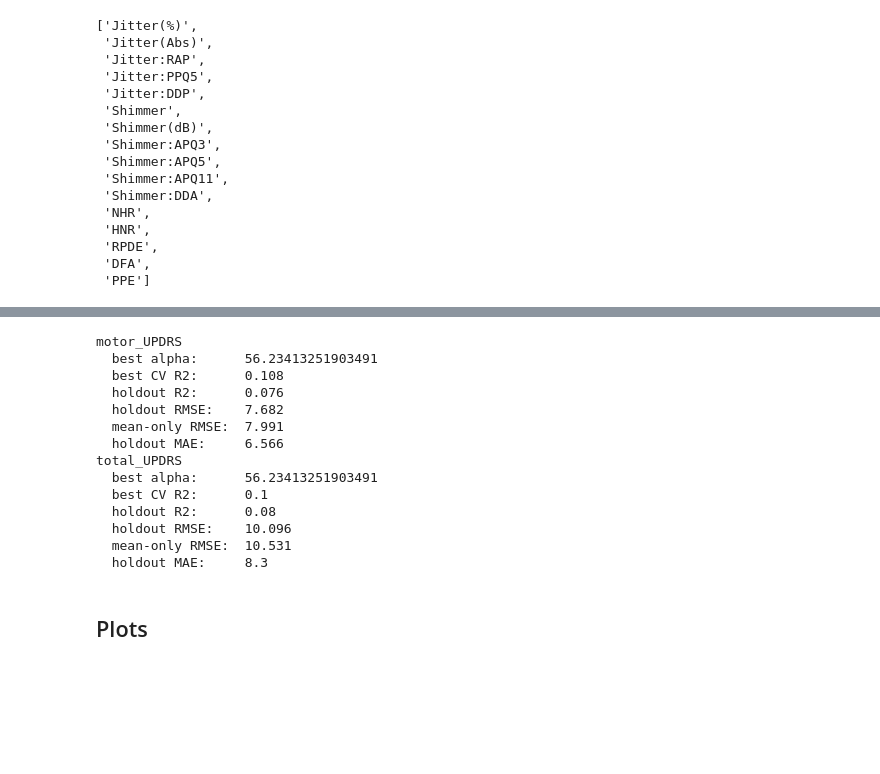
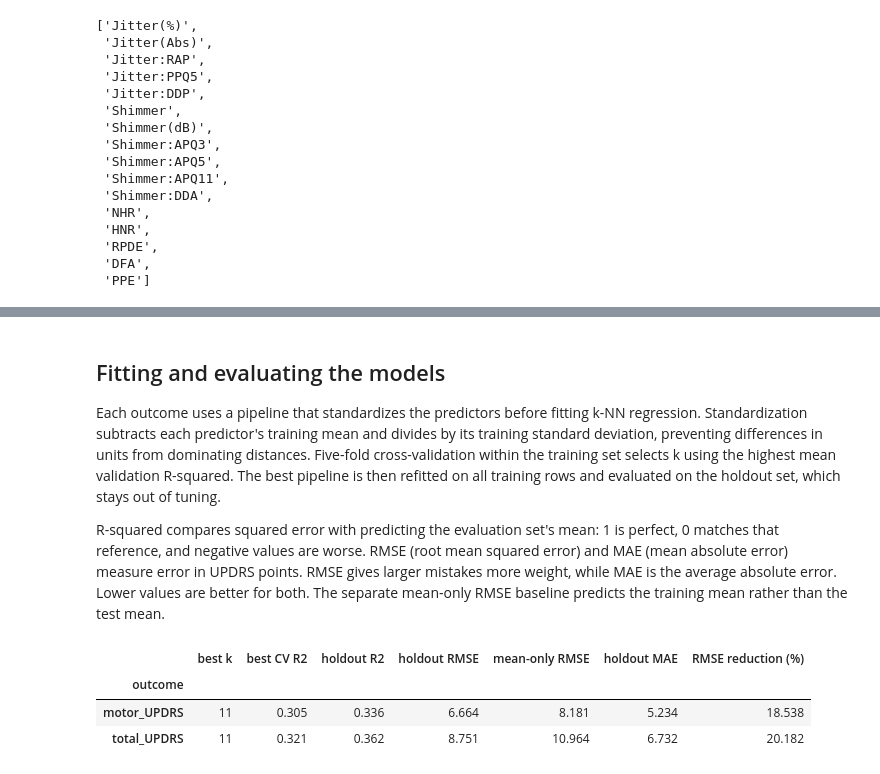
Before and after one commit to aileks/parkinsons-telemonitoring, a Jupyter notebook: parkinsons_telemonitoring_analysis.ipynb, the cells around one changed output, grey strips where cells are left out. Drawn from its saved outputs; the diff is of its cells as text; code cells hidden in the pictures; blank space fills up the shorter version.

```diff
--- a/parkinsons_telemonitoring_analysis.ipynb
+++ b/parkinsons_telemonitoring_analysis.ipynb
@@ -86,48 +152,61 @@ feature_cols
+# %% [markdown]
+## Fitting and evaluating the models
+
+Each outcome uses a pipeline that standardizes the predictors before fitting k-NN regression. Standardization subtracts each predictor's training mean and divides by its training standard deviation, preventing differences in units from dominating distances. Five-fold cross-validation within the training set selects k using the highest mean validation R-squared. The best pipeline is then refitted on all training rows and evaluated on the holdout set, which stays out of tuning.
+
+R-squared compares squared error with predicting the evaluation set's mean: 1 is perfect, 0 matches that reference, and negative values are worse. RMSE (root mean squared error) and MAE (mean absolute error) measure error in UPDRS points. RMSE gives larger mistakes more weight, while MAE is the average absolute error. Lower values are better for both. The separate mean-only RMSE baseline predicts the training mean rather than the test mean.
 # %%
-from sklearn.linear_model import Ridge
+from sklearn.neighbors import KNeighborsRegressor
 from sklearn.metrics import mean_absolute_error, r2_score, root_mean_squared_error
 from sklearn.model_selection import GridSearchCV
 from sklearn.pipeline import Pipeline
 from sklearn.preprocessing import StandardScaler
 
 results = {}
+metric_rows = []
+# Fit each outcome separately.
 for target in TARGETS:
     y_train = df.loc[train_idx, target]
     y_test = df.loc[test_idx, target]
 
-    # scaling inside the pipeline keeps StandardScaler fit on training folds only
-    # ridge penalizes coefficients, so predictors must share one scale
-    pipe = Pipeline([("scale", StandardScaler()), ("ridge", Ridge())])
-    search = GridSearchCV(pipe, {"ridge__alpha": ALPHA_GRID}, cv=N_FOLDS)
+    # Standardize within each training fold so validation rows do not affect scaling.
+    pipe = Pipeline([
+        ("scale", StandardScaler()),
+        ("knn", KNeighborsRegressor(weights="uniform", metric="euclidean")),
+    ])
+    # Choose k using five-fold validation R-squared and save training scores for comparison.
+    search = GridSearchCV(
+        pipe,
+        {"knn__n_neighbors": NEIGHBOR_GRID},
+        cv=N_FOLDS,
+        scoring="r2",
+        return_train_score=True,
+    )
+    # Refit the best pipeline on all training rows before predicting the holdout scores.
     search.fit(df.loc[train_idx, feature_cols], y_train)
+    pred = search.predict(df.loc[test_idx, feature_cols])
 
-    pred = search.predict(df.loc[test_idx, feature_cols])
-    # predicting the training mean is the no-skill RMSE reference
-    mean_pred = [y_train.mean()] * len(y_test)
+    # Use the training mean as a baseline without using test outcomes.
+    mean_pred = np.full(len(y_test), y_train.mean())
+    holdout_rmse = root_mean_squared_error(y_test, pred)
+    baseline_rmse = root_mean_squared_error(y_test, mean_pred)
+    metric_rows.append({
+        "outcome": target,
+        "best k": search.best_params_["knn__n_neighbors"],
+        "best CV R2": search.best_score_,
+        "holdout R2": r2_score(y_test, pred),
+        "holdout RMSE": holdout_rmse,
+        "mean-only RMSE": baseline_rmse,
+        "holdout MAE": mean_absolute_error(y_test, pred),
+        # A positive reduction means k-NN improves on the training-mean baseline.
+        "RMSE reduction (%)": 100 * (baseline_rmse - holdout_rmse) / baseline_rmse,
+    })
+    results[target] = {"search": search, "y_test": y_test, "pred": pred}
 
-    print(target)
-    print("  best alpha:     ", search.best_params_["ridge__alpha"])
-    print("  best CV R2:     ", round(search.best_score_, 3))
-    print("  holdout R2:     ", round(r2_score(y_test, pred), 3))
-    print("  holdout RMSE:   ", round(root_mean_squared_error(y_test, pred), 3))
-    print("  mean-only RMSE: ", round(root_mean_squared_error(y_test, mean_pred), 3))
-    print("  holdout MAE:    ", round(mean_absolute_error(y_test, pred), 3))
-
-    results[target] = {"search": search, "y_test": y_test, "pred": pred}
+metrics = pd.DataFrame(metric_rows).set_index("outcome")
+metrics.round(3)
 # %% [output]
-motor_UPDRS
-  best alpha:      56.23413251903491
-  best CV R2:      0.108
-  holdout R2:      0.076
-  holdout RMSE:    7.682
-  mean-only RMSE:  7.991
-  holdout MAE:     6.566
-total_UPDRS
-  best alpha:      56.23413251903491
-  best CV R2:      0.1
-  holdout R2:      0.08
-  holdout RMSE:    10.096
-  mean-only RMSE:  10.531
-  holdout MAE:     8.3
+|  | best k | best CV R2 | holdout R2 | holdout RMSE | mean-only RMSE | holdout MAE | RMSE reduction (%) |
+| outcome |  |  |  |  |  |  |  |
+| motor_UPDRS | 11 | 0.305 | 0.336 | 6.664 | 8.181 | 5.234 | 18.538 |
+| total_UPDRS | 11 | 0.321 | 0.362 | 8.751 | 10.964 | 6.732 | 20.182 |
-# %% [markdown]
-## Plots
```
Also changed, not shown: parts of 19 cells of this notebook.
